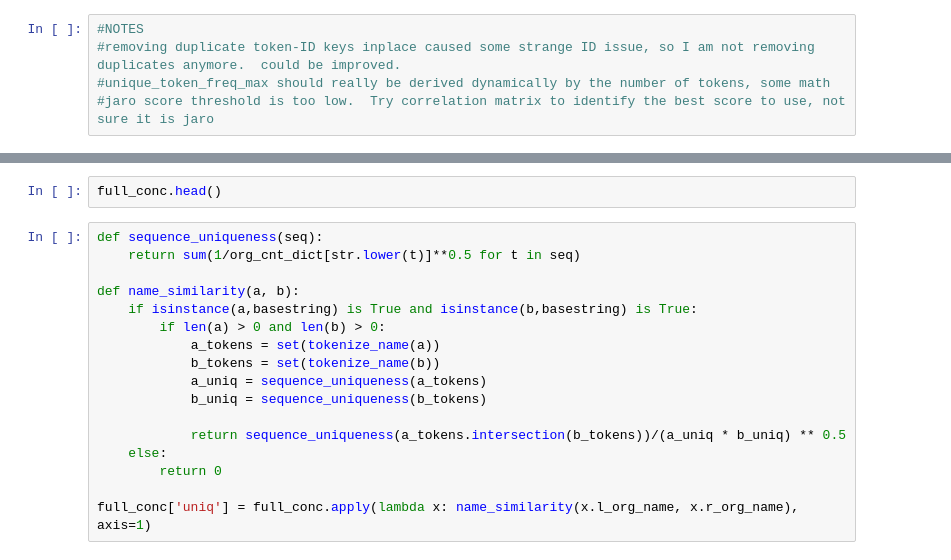
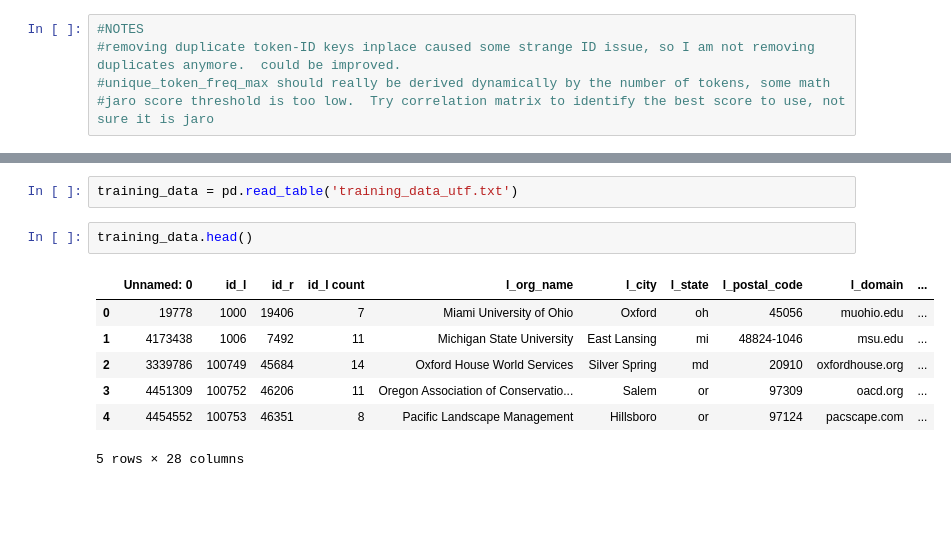
Before and after one commit to duncanjamesbell/data_matching, a Jupyter notebook: Org_Matcher_v3.0.ipynb, the cells around one changed output, grey strips where cells are left out. Cells and saved outputs as stored; diff of their text form; blank space fills up the shorter version.

```diff
--- a/Org_Matcher_v3.0.ipynb
+++ b/Org_Matcher_v3.0.ipynb
@@ -615,19 +694,12 @@ len(full_conc.loc[276996].r_org_name)
+# %%
+training_data = pd.read_table('training_data_utf.txt')
 # %%
-full_conc.head()
+training_data.head()
+# %% [output]
+|  | Unnamed: 0 | id_l | id_r | id_l count | l_org_name | l_city | l_state | l_postal_code | l_domain | ... |
+| 0 | 19778 | 1000 | 19406 | 7 | Miami University of Ohio | Oxford | oh | 45056 | muohio.edu | ... |
+| 1 | 4173438 | 1006 | 7492 | 11 | Michigan State University | East Lansing | mi | 48824-1046 | msu.edu | ... |
+| 2 | 3339786 | 100749 | 45684 | 14 | Oxford House World Services | Silver Spring | md | 20910 | oxfordhouse.org | ... |
+| 3 | 4451309 | 100752 | 46206 | 11 | Oregon Association of Conservatio... | Salem | or | 97309 | oacd.org | ... |
+| 4 | 4454552 | 100753 | 46351 | 8 | Pacific Landscape Management | Hillsboro | or | 97124 | pacscape.com | ... |
+5 rows × 28 columns
-# %%
-def sequence_uniqueness(seq):
-    return sum(1/org_cnt_dict[str.lower(t)]**0.5 for t in seq)
-
-def name_similarity(a, b):
-    if isinstance(a,basestring) is True and isinstance(b,basestring) is True:
-        if len(a) > 0 and len(b) > 0:
-            a_tokens = set(tokenize_name(a))
-            b_tokens = set(tokenize_name(b))
-            a_uniq = sequence_uniqueness(a_tokens)
-            b_uniq = sequence_uniqueness(b_tokens)
-
-            return sequence_uniqueness(a_tokens.intersection(b_tokens))/(a_uniq * b_uniq) ** 0.5
-    else:
-        return 0
-
-full_conc['uniq'] = full_conc.apply(lambda x: name_similarity(x.l_org_name, x.r_org_name), axis=1)
```
Also changed, not shown: parts of 19 cells of this notebook, 1 other file.
